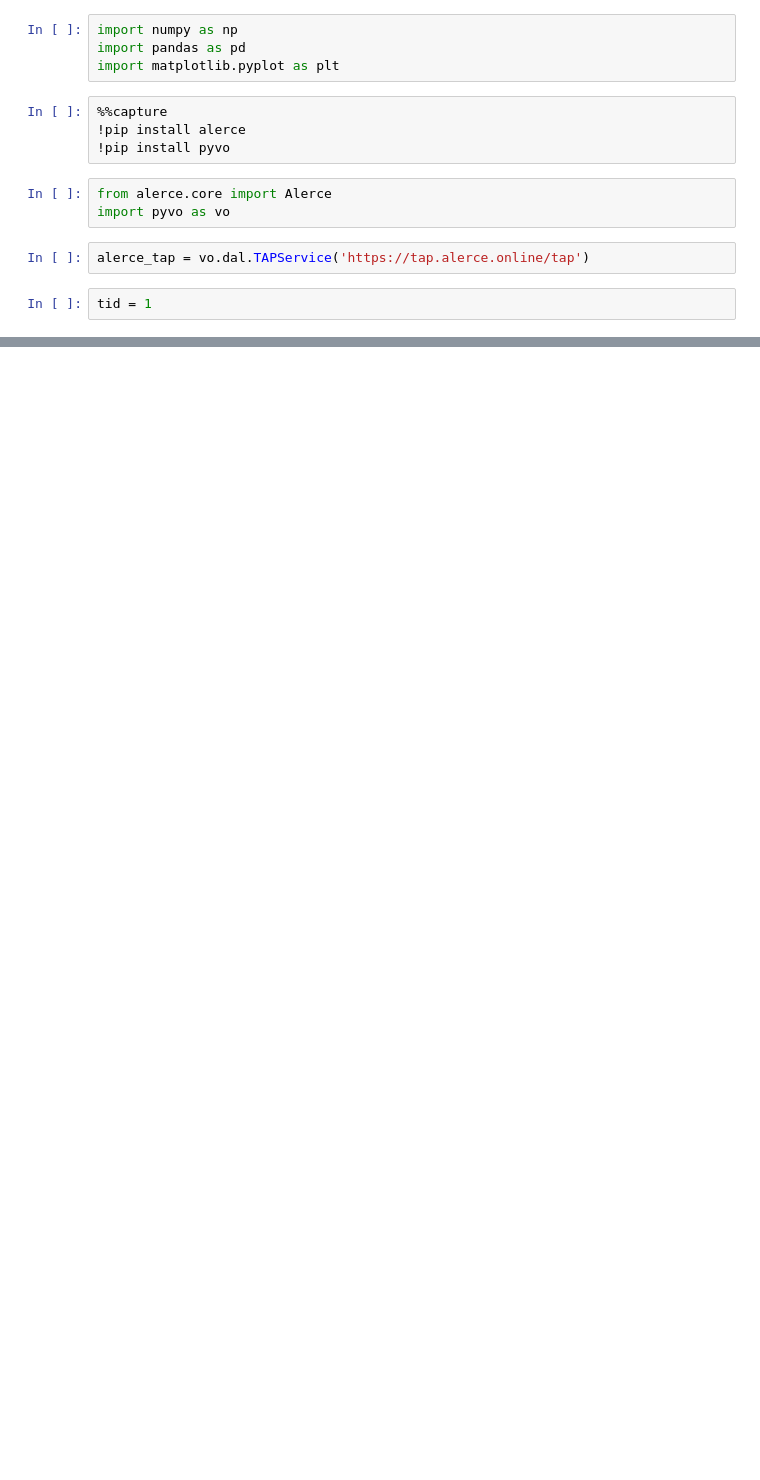
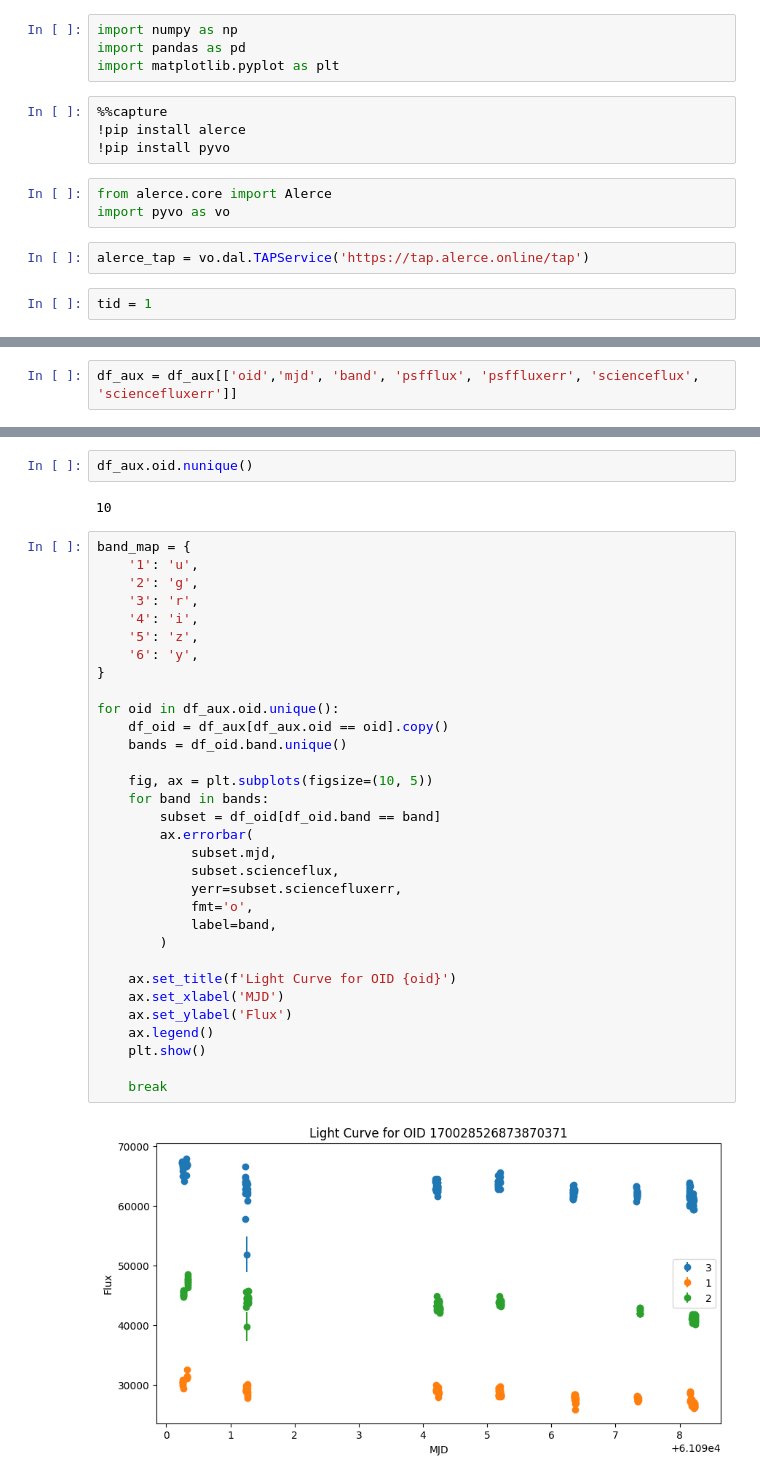
Before and after one commit to jurados/alercehackton2026, a Jupyter notebook: LSST_Candidates.ipynb, the cells around one changed output, grey strips where cells are left out. Drawn from its saved outputs; the diff is of its cells as text; blank space fills up the shorter version.

```diff
--- a/LSST_Candidates.ipynb
+++ b/LSST_Candidates.ipynb
@@ -50,0 +92,2 @@ df_objs.drop(columns=cols, inplace=True)
+# %%
+df_aux = df_aux[['oid','mjd', 'band', 'psfflux', 'psffluxerr', 'scienceflux', 'sciencefluxerr']]
@@ -50,0 +110,38 @@ df_objs.drop(columns=cols, inplace=True)
+# %%
+df_aux.oid.nunique()
+# %% [output]
+10
+# %%
+band_map = {
+    '1': 'u',
+    '2': 'g',
+    '3': 'r',
+    '4': 'i',
+    '5': 'z',
+    '6': 'y',
+}
+
+for oid in df_aux.oid.unique():
+    df_oid = df_aux[df_aux.oid == oid].copy()
+    bands = df_oid.band.unique()
+
+    fig, ax = plt.subplots(figsize=(10, 5))
+    for band in bands:
+        subset = df_oid[df_oid.band == band]
+        ax.errorbar(
+            subset.mjd,
+            subset.scienceflux,
+            yerr=subset.sciencefluxerr,
+            fmt='o',
+            label=band,
+        )
+
+    ax.set_title(f'Light Curve for OID {oid}')
+    ax.set_xlabel('MJD')
+    ax.set_ylabel('Flux')
+    ax.legend()
+    plt.show()
+
+    break
+# %% [output]
+[figure, added]
```
Also changed, not shown: parts of 5 cells of this notebook.
